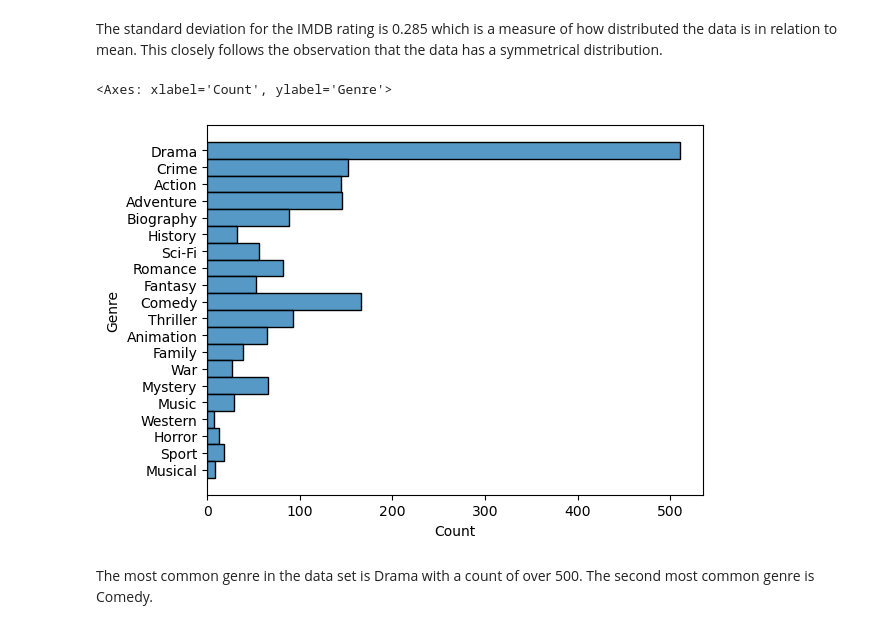
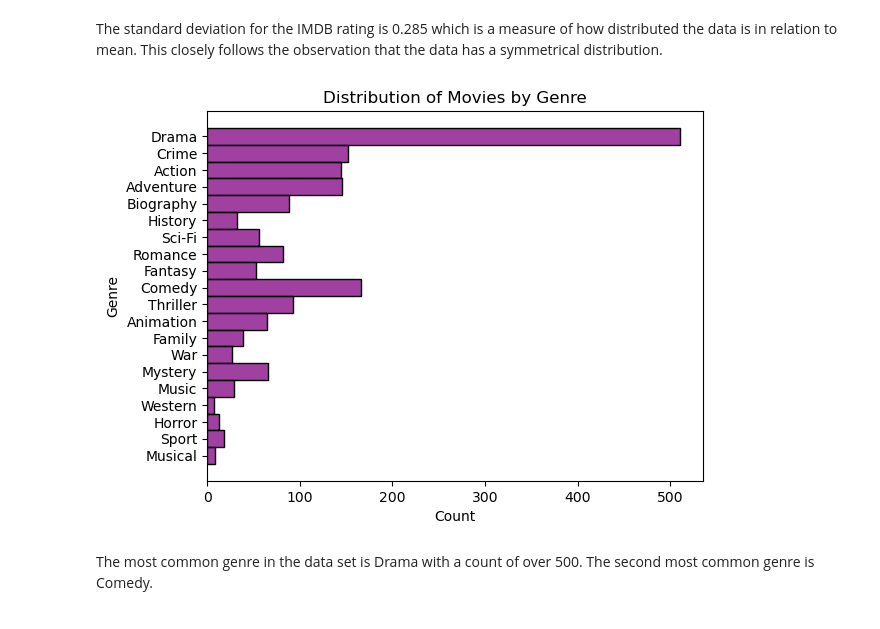
Before and after one commit to okashashuda/data-analysis-movies, a Jupyter notebook: movies-analysis.ipynb, the cells around one changed output. Saved outputs shown, nothing was run; the diff lists cells and outputs as text; code cells hidden in the pictures.

```diff
--- a/movies-analysis.ipynb
+++ b/movies-analysis.ipynb
@@ -193,10 +193,13 @@ data["IMDB_Rating"].std()
 The standard deviation for the IMDB rating is 0.285 which is a measure of how distributed the data is in relation to mean. This closely follows the observation that the data has a symmetrical distribution.
 # %%
 # x="Genre" creates a vertical graph, y="Genre" creates a horizontal graph
-sns.histplot(data = movie_genres, y="Genre")
+sns.histplot(data = movie_genres, y="Genre", color="purple")
+plt.title("Distribution of Movies by Genre")
+plt.xlabel("Count")
+plt.ylabel("Genre")
+plt.show()
 # %% [output]
-<Axes: xlabel='Count', ylabel='Genre'>
-[figure, old version]
+[figure, new version]
 # %% [markdown]
 The most common genre in the data set is Drama with a count of over 500. The second most common genre is Comedy.
 # %% [markdown]
```
Also changed, not shown: parts of 22 cells of this notebook.
